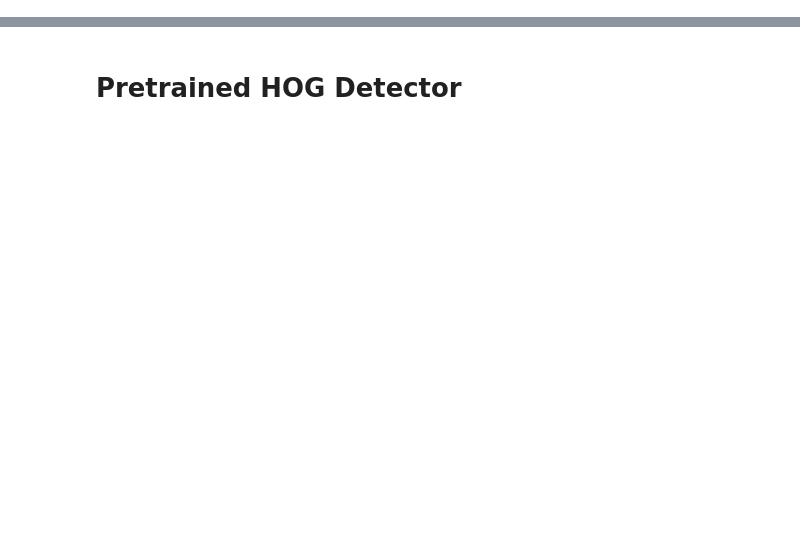
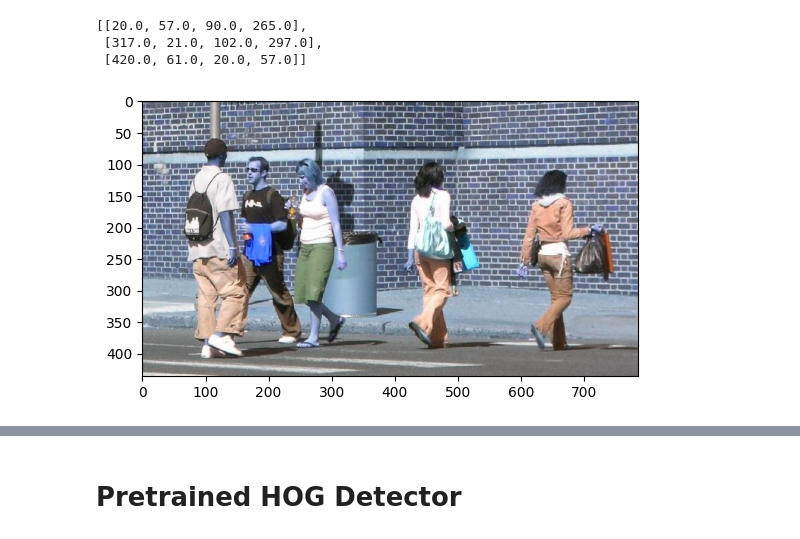
Before and after one commit to aditi184/PedestrianDetection, a Jupyter notebook: notebook.ipynb, the cells around one changed output, grey strips where cells are left out. Cells and saved outputs as stored; diff of their text form; code cells hidden in the pictures; blank space fills up the shorter version.

```diff
--- a/notebook.ipynb
+++ b/notebook.ipynb
@@ -0,0 +66,14 @@
+# %%
+img = cv2.imread('PennFudanPed/PNGImages/PennPed00004.png')
+bboxes = list(df1.loc[df1['image_id'] == 0]['bbox'])
+# %%
+bboxes
+# %% [output]
+[[20.0, 57.0, 90.0, 265.0],
+ [317.0, 21.0, 102.0, 297.0],
+ [420.0, 61.0, 20.0, 57.0]]
+# %%
+plt.imshow(img)
+plt.show()
+# %% [output]
+[figure, added]
```
Also changed, not shown: parts of 49 cells of this notebook, 2 other files.
